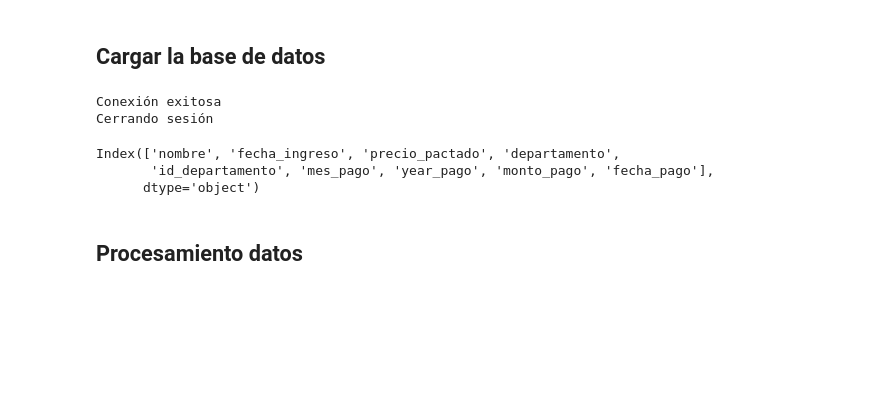
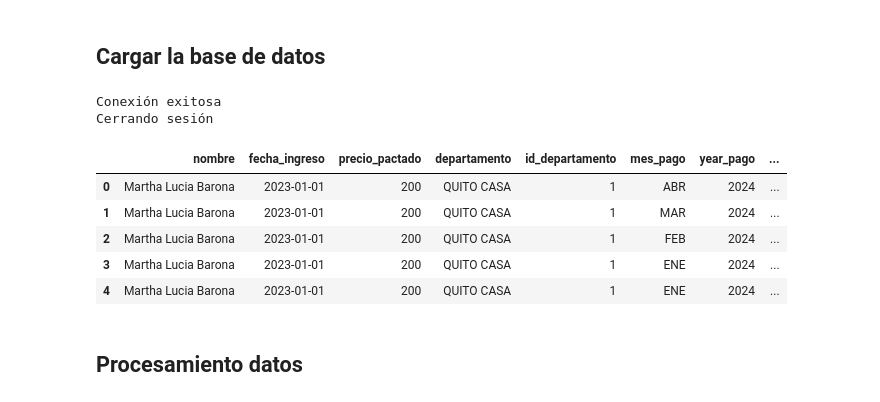
Before and after one commit to Pepool17/Arriendos, a Jupyter notebook: data_base/base_datos.ipynb, the cells around one changed output. Cells and saved outputs as stored; diff of their text form; code cells hidden in the pictures; blank space fills up the shorter version.

```diff
--- a/data_base/base_datos.ipynb
+++ b/data_base/base_datos.ipynb
@@ -33,11 +33,15 @@ Conexión exitosa
 Cerrando sesión
 # %%
 df = pd.DataFrame(datos, columns=columnas)
-df.columns
+#df['monto_pago'].fillna(0)
+df.head()
 # %% [output]
-Index(['nombre', 'fecha_ingreso', 'precio_pactado', 'departamento',
-       'id_departamento', 'mes_pago', 'year_pago', 'monto_pago', 'fecha_pago'],
-      dtype='object')
+|  | nombre | fecha_ingreso | precio_pactado | departamento | id_departamento | mes_pago | year_pago | ... |
+| 0 | Martha Lucia Barona | 2023-01-01 | 200 | QUITO CASA | 1 | ABR | 2024 | ... |
+| 1 | Martha Lucia Barona | 2023-01-01 | 200 | QUITO CASA | 1 | MAR | 2024 | ... |
+| 2 | Martha Lucia Barona | 2023-01-01 | 200 | QUITO CASA | 1 | FEB | 2024 | ... |
+| 3 | Martha Lucia Barona | 2023-01-01 | 200 | QUITO CASA | 1 | ENE | 2024 | ... |
+| 4 | Martha Lucia Barona | 2023-01-01 | 200 | QUITO CASA | 1 | ENE | 2024 | ... |
 # %% [markdown]
 ## Procesamiento datos
 # %%
```
Also changed, not shown: parts of 7 cells of this notebook, 6 other files.
